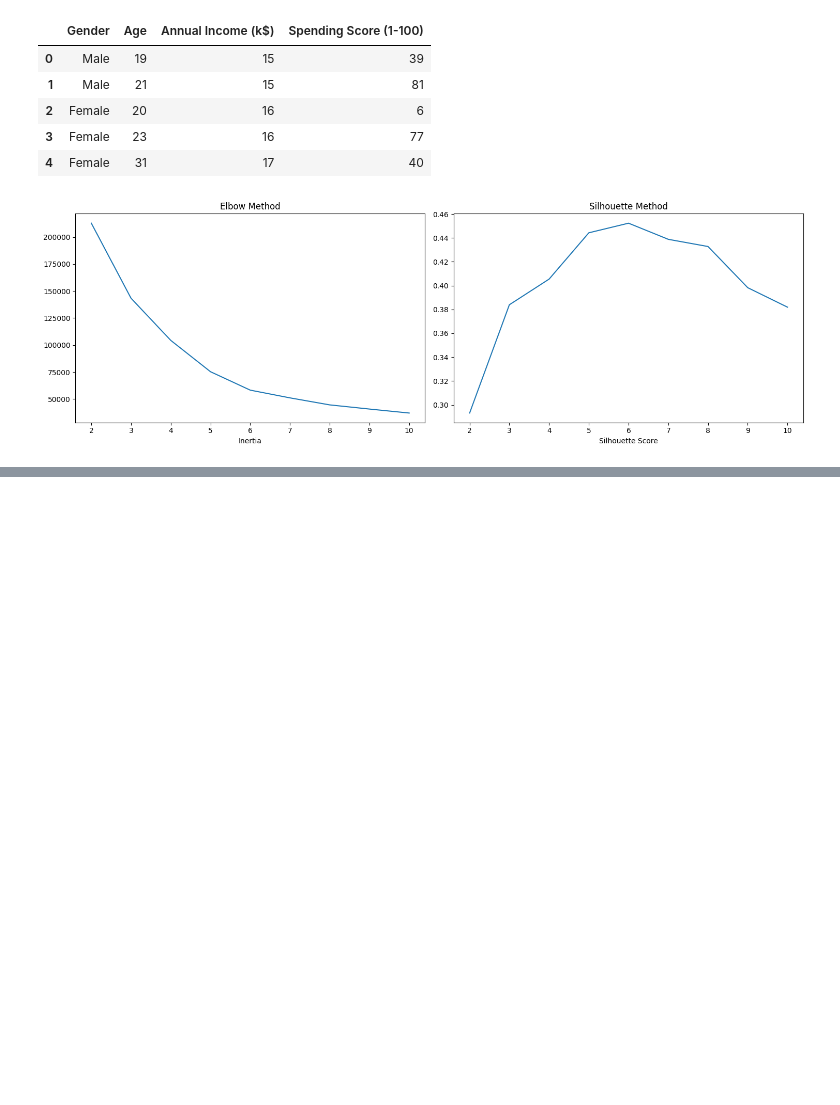
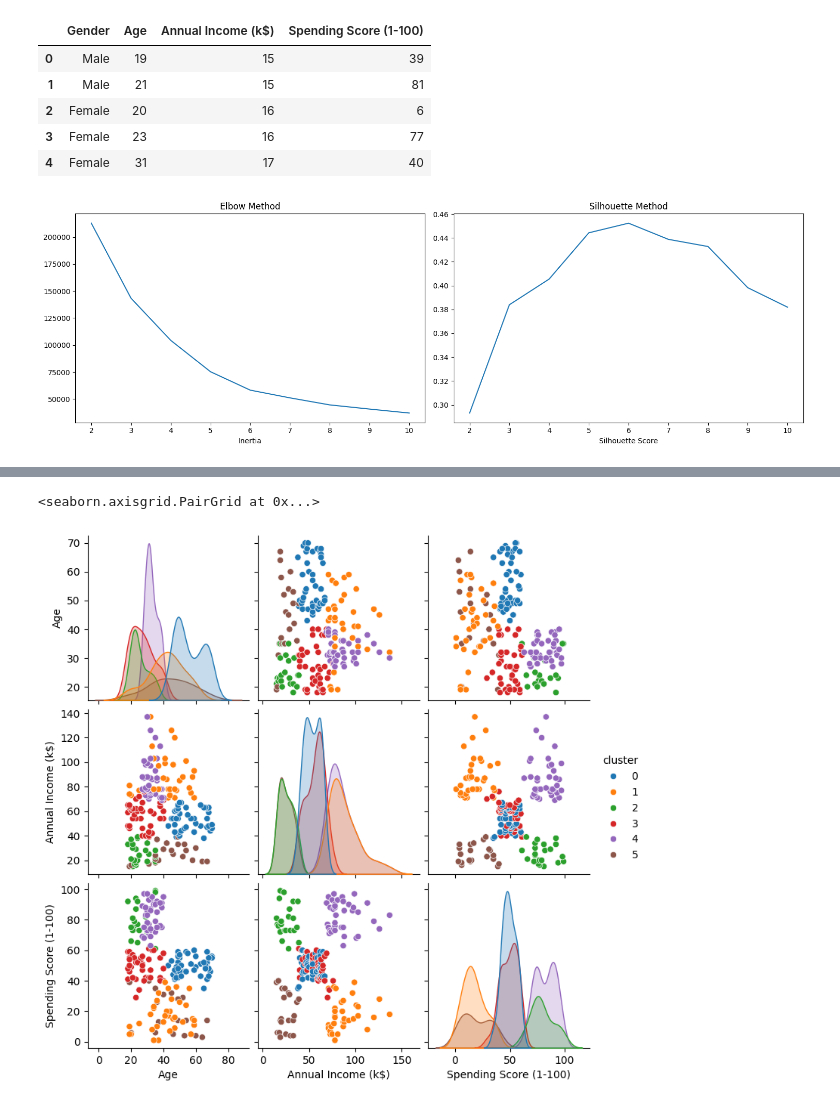
Before and after one commit to danimoreira90/Customer-Segmentation-Project, a Jupyter notebook: notebooks/projeto_supermercado_02_clustering.ipynb, the cells around one changed output, grey strips where cells are left out. Saved outputs shown, nothing was run; the diff lists cells and outputs as text; code cells hidden in the pictures; blank space fills up the shorter version.

Commit message:
New dataset Mail customers clustered created. More visualizations added.

```diff
--- a/notebooks/projeto_supermercado_02_clustering.ipynb
+++ b/notebooks/projeto_supermercado_02_clustering.ipynb
@@ -51,3 +51,8 @@ axs[1].set_xlabel('Silhouette Score')
 plt.show()
 # %% [output]
 [figure]
+# %%
+kmeans = KMeans(n_clusters=6, random_state=RANDOM_STATE, n_init=10)
+kmeans.fit(X)
+
+kmeans.labels_
@@ -53,0 +76,5 @@ plt.show()
+# %%
+df_clustered = df.copy()
+df_clustered['cluster'] = kmeans.labels_
+
+df_clustered.head()
@@ -53,0 +90,5 @@ plt.show()
+# %%
+sns.pairplot(df_clustered, diag_kind="kde", hue="cluster", palette="tab10")
+# %% [output]
+<seaborn.axisgrid.PairGrid at 0x...>
+[figure, added]
```
Also changed, not shown: parts of 5 cells of this notebook, 2 other files.
